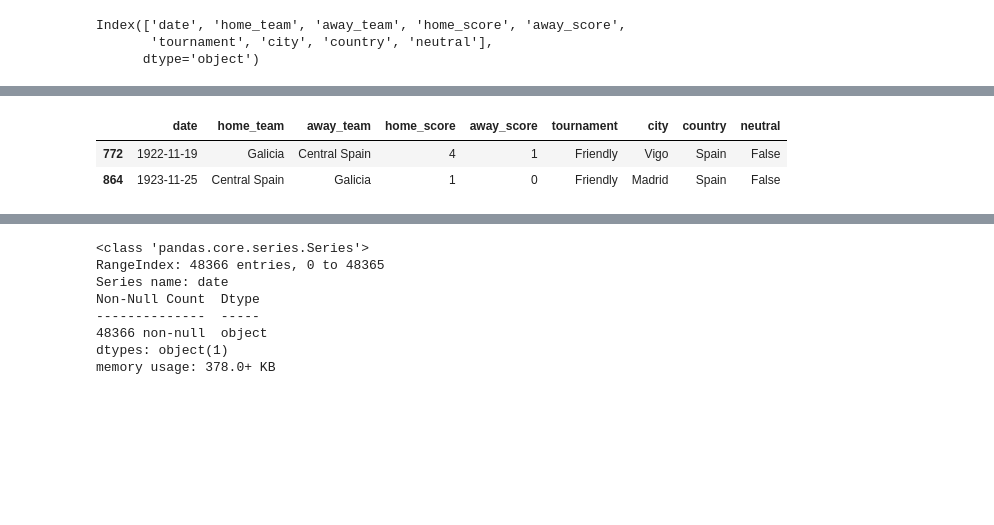
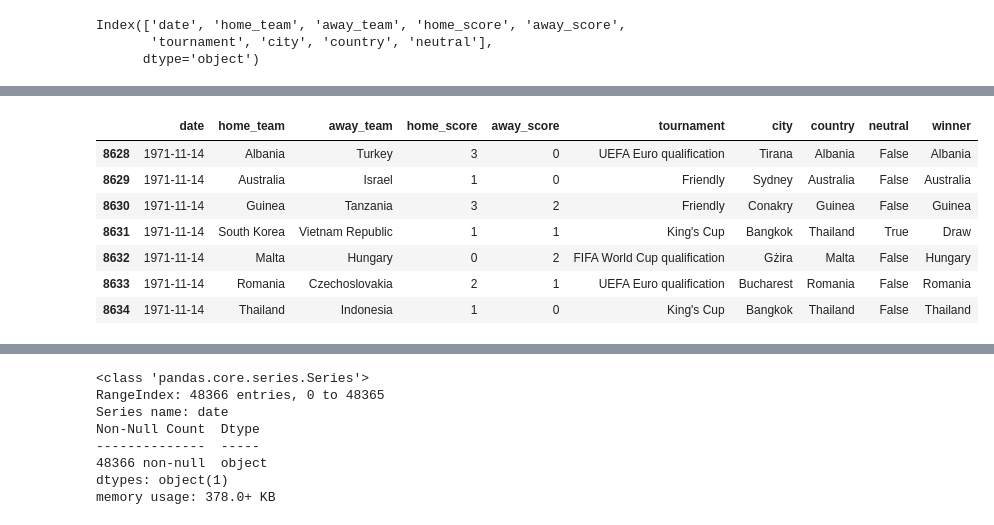
Before and after one commit to Jorgehernandez231/Project_1, a Jupyter notebook: dt-1.ipynb, the cells around one changed output, grey strips where cells are left out. Cells and saved outputs as stored; diff of their text form; code cells hidden in the pictures; blank space fills up the shorter version.

```diff
--- a/dt-1.ipynb
+++ b/dt-1.ipynb
@@ -45,7 +44,12 @@ Name: count, Length: 86, dtype: int64
 # %%
-dt_1 = dt[(dt['home_team'] == "Central Spain") | (dt['away_team'] == "Central Spain")]
+dt_1 = dt[(dt['date'] == "1971-11-14")]
 dt_1
 # %% [output]
-|  | date | home_team | away_team | home_score | away_score | tournament | city | country | neutral |
-| 772 | 1922-11-19 | Galicia | Central Spain | 4 | 1 | Friendly | Vigo | Spain | False |
-| 864 | 1923-11-25 | Central Spain | Galicia | 1 | 0 | Friendly | Madrid | Spain | False |
+|  | date | home_team | away_team | home_score | away_score | tournament | city | country | neutral | winner |
+| 8628 | 1971-11-14 | Albania | Turkey | 3 | 0 | UEFA Euro qualification | Tirana | Albania | False | Albania |
+| 8629 | 1971-11-14 | Australia | Israel | 1 | 0 | Friendly | Sydney | Australia | False | Australia |
+| 8630 | 1971-11-14 | Guinea | Tanzania | 3 | 2 | Friendly | Conakry | Guinea | False | Guinea |
+| 8631 | 1971-11-14 | South Korea | Vietnam Republic | 1 | 1 | King's Cup | Bangkok | Thailand | True | Draw |
+| 8632 | 1971-11-14 | Malta | Hungary | 0 | 2 | FIFA World Cup qualification | Gżira | Malta | False | Hungary |
+| 8633 | 1971-11-14 | Romania | Czechoslovakia | 2 | 1 | UEFA Euro qualification | Bucharest | Romania | False | Romania |
+| 8634 | 1971-11-14 | Thailand | Indonesia | 1 | 0 | King's Cup | Bangkok | Thailand | False | Thailand |
```
Also changed, not shown: parts of 20 cells of this notebook, 3 other files.
